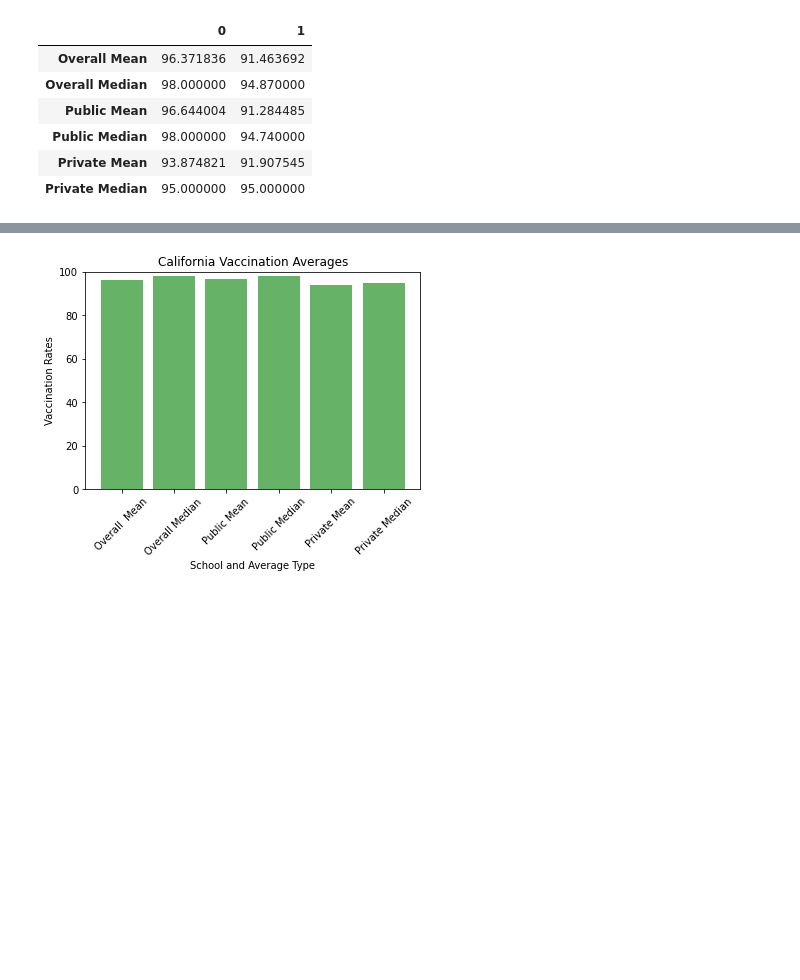
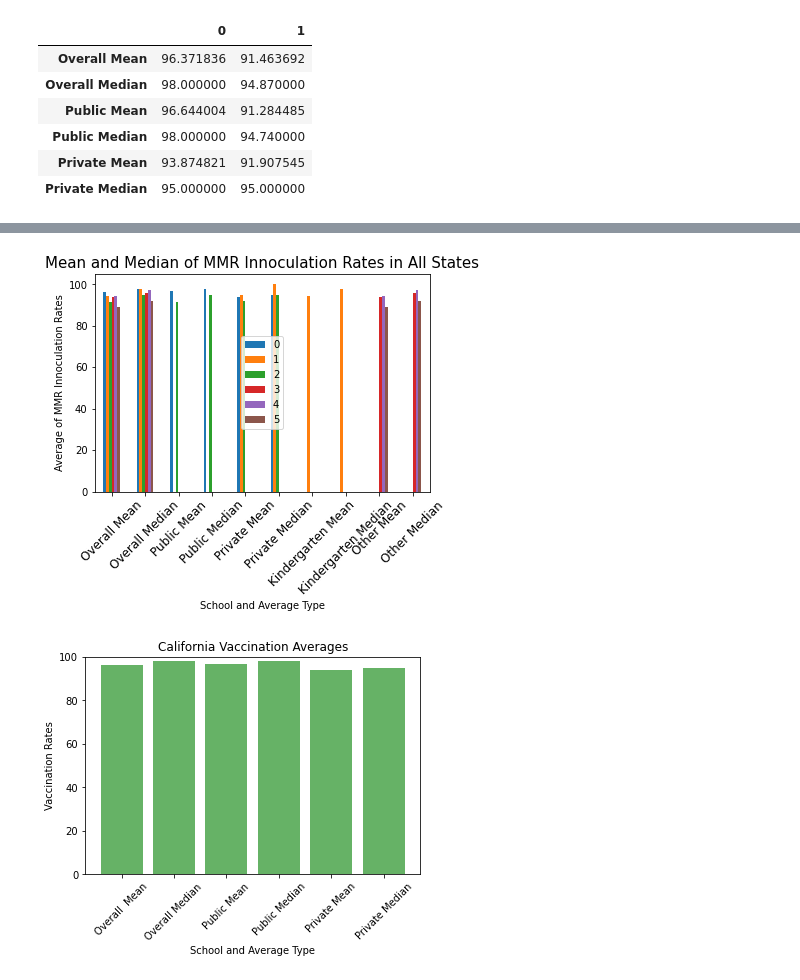
Before and after one commit to mel-c-lowe/UMN_Bootcamp_Project_One, a Jupyter notebook: MMR Vaccinations Trends.ipynb, the cells around one changed output, grey strips where cells are left out. Saved outputs shown, nothing was run; the diff lists cells and outputs as text; code cells hidden in the pictures; blank space fills up the shorter version.

```diff
--- a/MMR Vaccinations Trends.ipynb
+++ b/MMR Vaccinations Trends.ipynb
@@ -368,0 +369,6 @@ plt.show()
+# %%
+# Testing Average by type
+avg_by_type = avg_by_state.drop(columns=["Count of Schools"])
+avg_by_type = avg_by_type.drop(columns=["State"])
+avg_by_type = avg_by_type.T
+avg_by_type
@@ -368,0 +387,20 @@ plt.show()
+# %%
+avg_by_type
+type_labels = avg_by_type.index
+type_group_fig = avg_by_type.plot.bar(rot=45)
+x_axis = np.arange(len(type_labels))
+plt.ylabel("Average of MMR Innoculation Rates")
+plt.xlabel("School and Average Type")
+plt.title("Mean and Median of MMR Innoculation Rates in All States", fontsize=15)
+legend_text=plt.legend(loc="center")
+# legend_text.get_texts()[0].set_text("California")
+# legend_text.get_texts()[1].set_text("Ohio")
+# Legend text issues resolved with help from Stack Overflor
+# https://stackoverflow.com/questions/23037548/change-main-plot-legend-label-text
+
+tick_locations = [value for value in x_axis]
+plt.xticks(tick_locations, type_labels, rotation="45", fontsize=12)
+
+plt.show()
+# %% [output]
+[figure, added]
```
Also changed, not shown: parts of 3 cells of this notebook.
